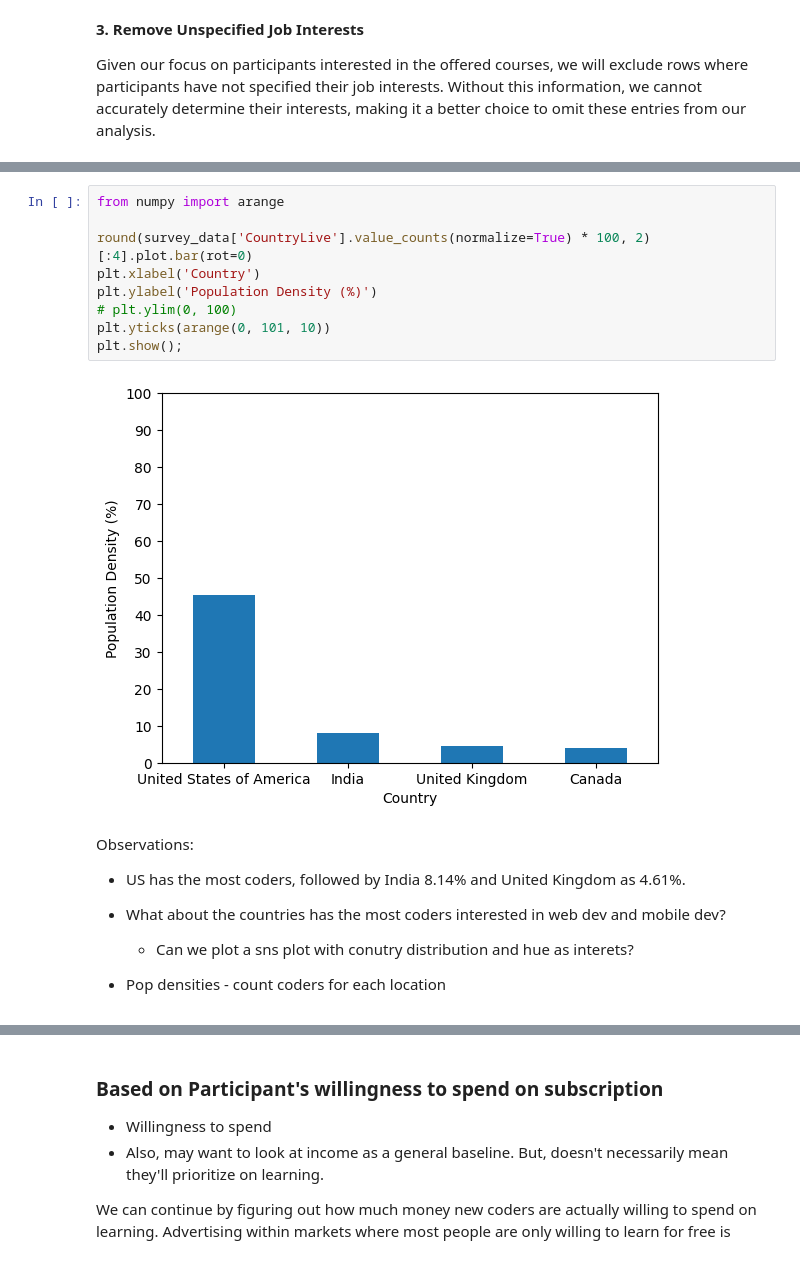
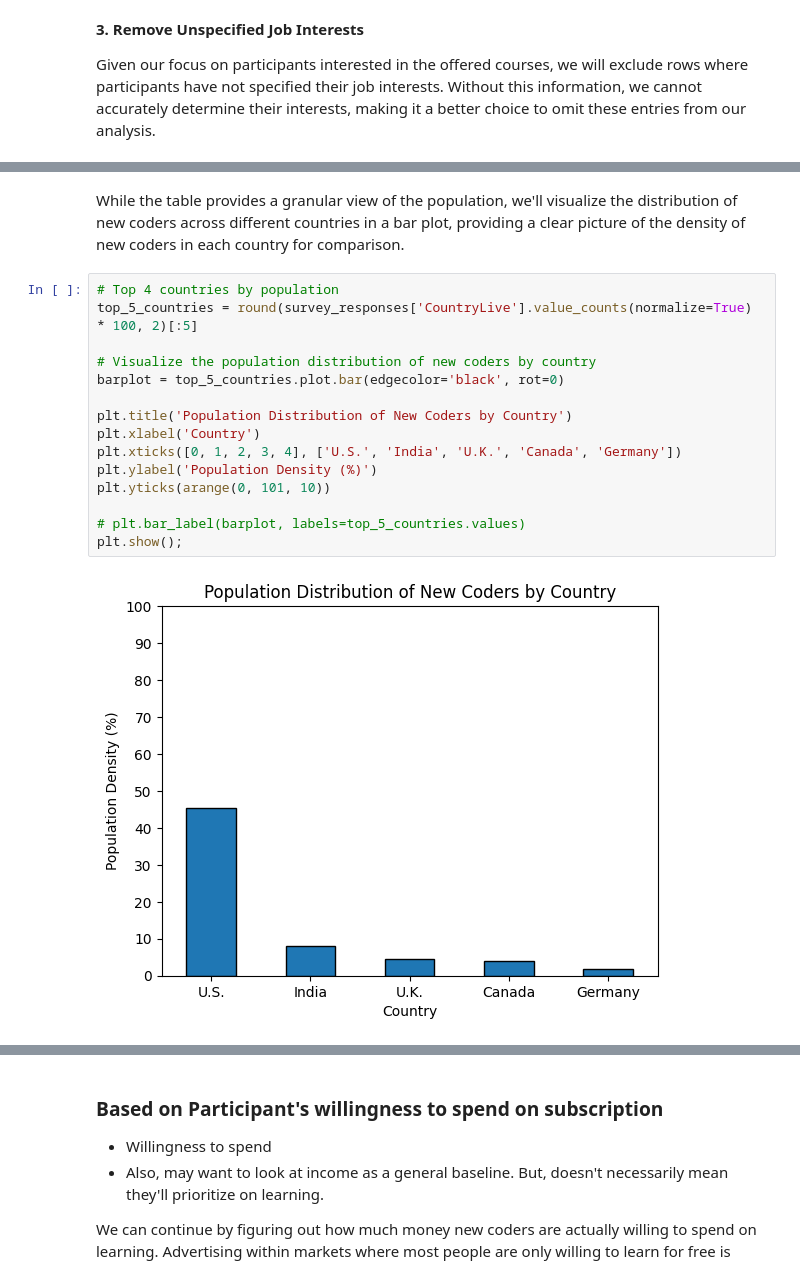
Before and after one commit to shree131/best-market-to-advertise-case_study, a Jupyter notebook: Best_Market_Analysis_Report.ipynb, the cells around one changed output, grey strips where cells are left out. Saved outputs shown, nothing was run; the diff lists cells and outputs as text.

Commit message:
Refactored analysis of country density

```diff
--- a/Best_Market_Analysis_Report.ipynb
+++ b/Best_Market_Analysis_Report.ipynb
@@ -448,19 +428,19 @@ Name: count, dtype: int64
+# %% [markdown]
+While the table provides a granular view of the population, we'll visualize the distribution of new coders across different countries in a bar plot, providing a clear picture of the density of new coders in each country for comparison.
 # %%
-from numpy import arange
+# Top 4 countries by population
+top_5_countries = round(survey_responses['CountryLive'].value_counts(normalize=True) * 100, 2)[:5]
 
-round(survey_data['CountryLive'].value_counts(normalize=True) * 100, 2)[:4].plot.bar(rot=0)
+# Visualize the population distribution of new coders by country
+barplot = top_5_countries.plot.bar(edgecolor='black', rot=0)
+
+plt.title('Population Distribution of New Coders by Country')
 plt.xlabel('Country')
+plt.xticks([0, 1, 2, 3, 4], ['U.S.', 'India', 'U.K.', 'Canada', 'Germany'])
 plt.ylabel('Population Density (%)')
-# plt.ylim(0, 100)
 plt.yticks(arange(0, 101, 10))
+
+# plt.bar_label(barplot, labels=top_5_countries.values)
 plt.show();
 # %% [output]
-[figure, old version]
+[figure, new version]
-# %% [markdown]
-Observations:
-
-- US has the most coders, followed by India 8.14% and United Kingdom as 4.61%.
-
-- What about the countries has the most coders interested in web dev and mobile dev?
-    - Can we plot a sns plot with conutry distribution and hue as interets?
-- Pop densities - count coders for each location
```
Also changed, not shown: parts of 21 cells of this notebook.
